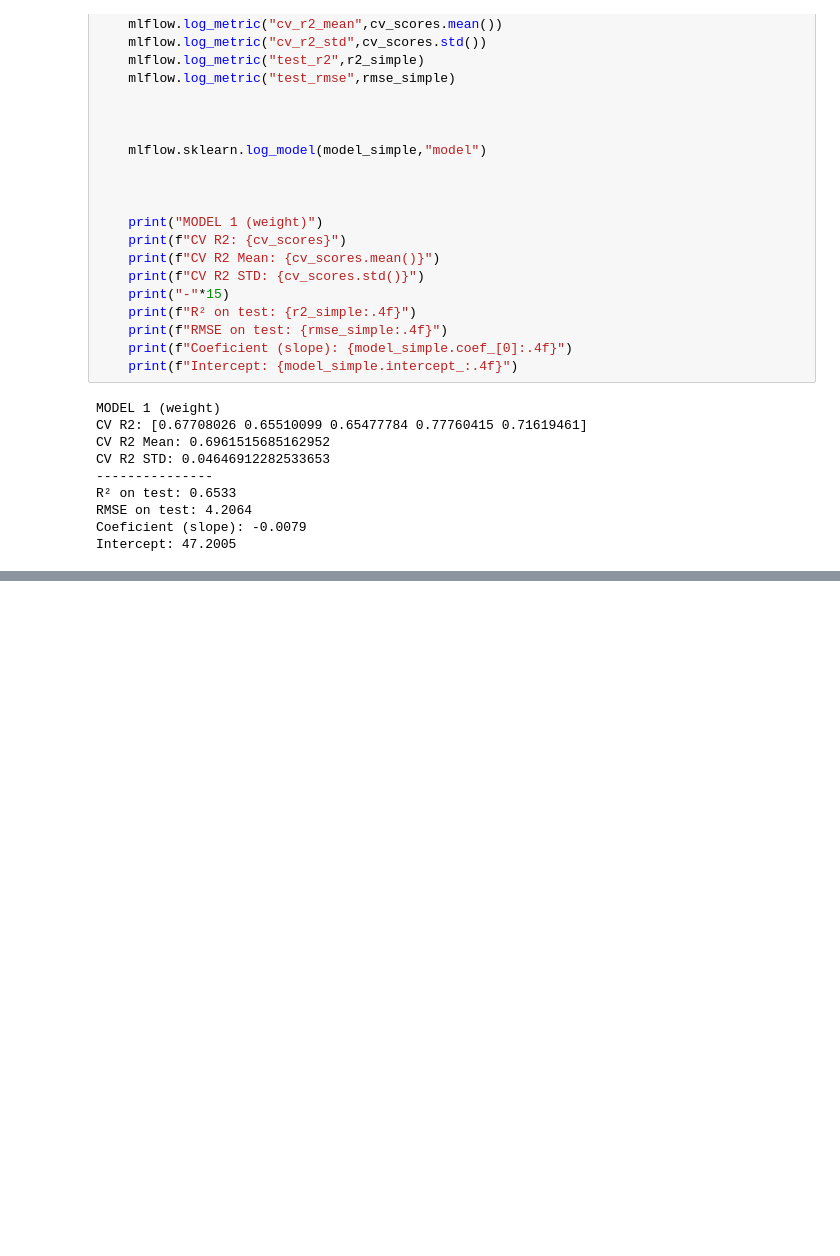
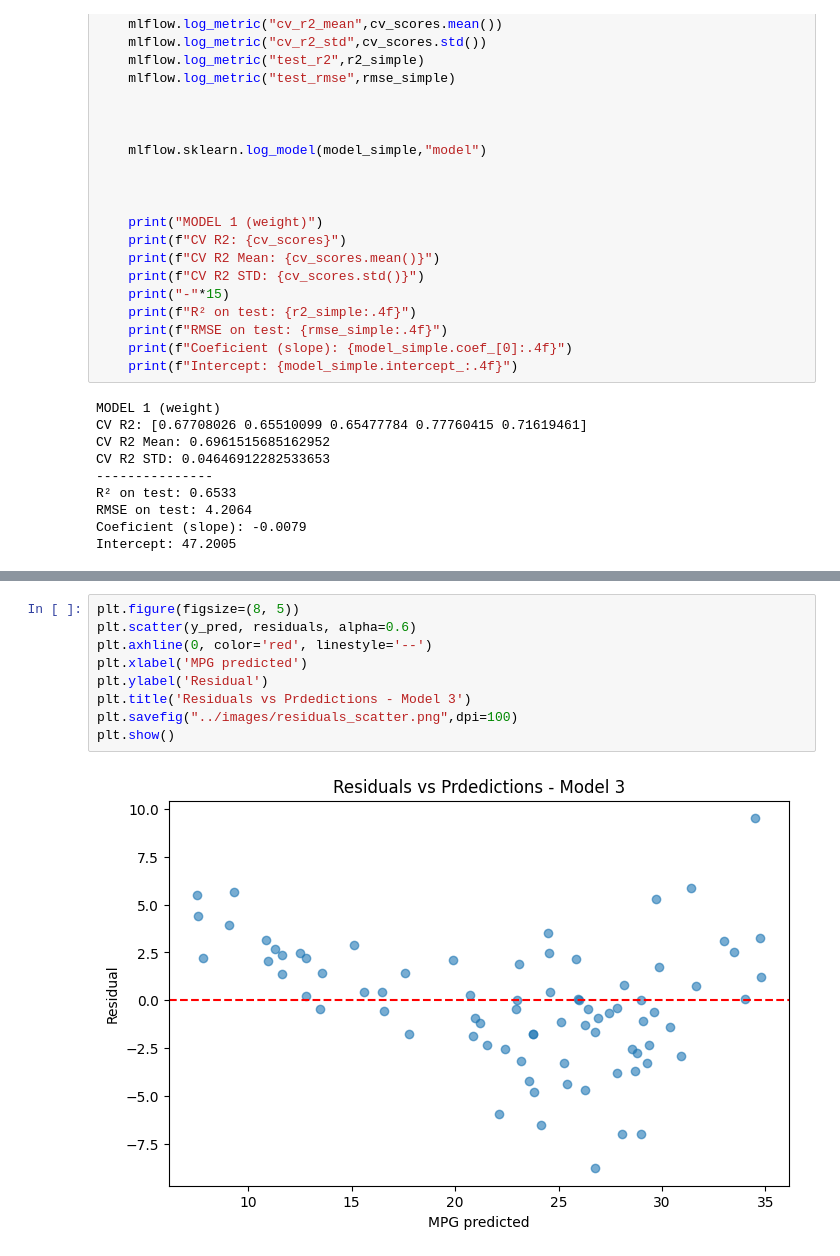
Before and after one commit to saul-gasca/Auto-MPG-MLops-Pipeline, a Jupyter notebook: notebooks/linear_regression.ipynb, the cells around one changed output, grey strips where cells are left out. Saved outputs shown, nothing was run; the diff lists cells and outputs as text; blank space fills up the shorter version.

```diff
--- a/notebooks/linear_regression.ipynb
+++ b/notebooks/linear_regression.ipynb
@@ -295,0 +380,11 @@ X_multiple_v2 = df_clean[['weight', 'model_year', 'acceleration']]
+# %%
+plt.figure(figsize=(8, 5))
+plt.scatter(y_pred, residuals, alpha=0.6)
+plt.axhline(0, color='red', linestyle='--')
+plt.xlabel('MPG predicted')
+plt.ylabel('Residual')
+plt.title('Residuals vs Prdedictions - Model 3')
+plt.savefig("../images/residuals_scatter.png",dpi=100)
+plt.show()
+# %% [output]
+[figure, added]
```
Also changed, not shown: parts of 9 cells of this notebook, 9 other files.
